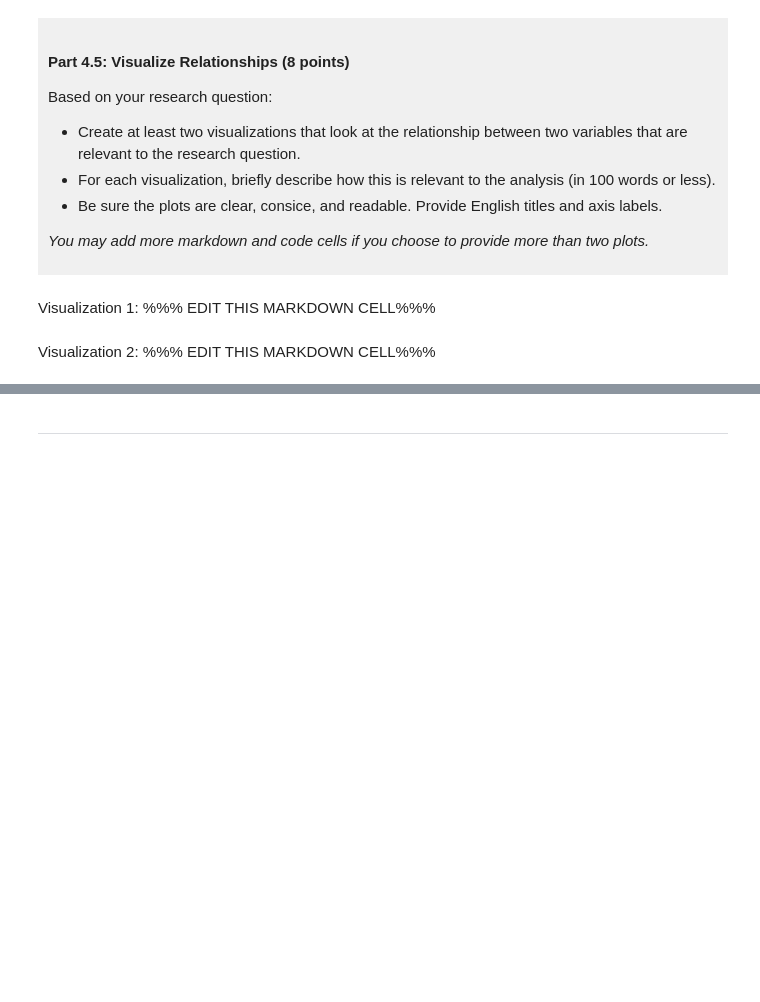
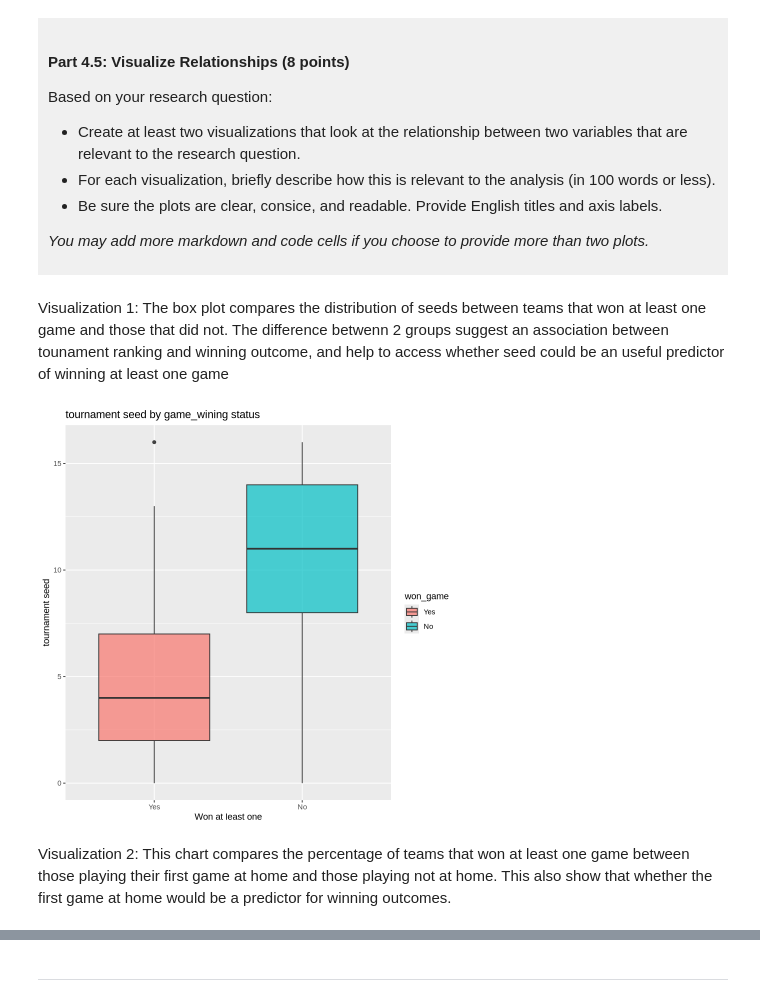
Before and after one commit to qianyiii1001-code/dsci-100-project-qianyi-ren, a Jupyter notebook: dsci-100-project-notebook.ipynb, the cells around one changed output, grey strips where cells are left out. Cells and saved outputs as stored; diff of their text form; code cells hidden in the pictures; blank space fills up the shorter version.

```diff
--- a/dsci-100-project-notebook.ipynb
+++ b/dsci-100-project-notebook.ipynb
@@ -313,9 +371,14 @@ Based on your research question:
 *You may add more markdown and code cells if you choose to provide more than two plots.*
 </div>
 # %% [markdown]
-Visualization 1: %%% EDIT THIS MARKDOWN CELL%%%
+Visualization 1: The box plot compares the distribution of seeds between teams that won at least one game and those that did not. The difference betwenn 2 groups suggest an association between tounament ranking and winning outcome, and help to access whether seed could be an useful predictor of winning at least one game
 # %%
-### EDIT THIS CODE CELL FOR VISUALIZATION 1###
+womenstidy_data |>
+    ggplot(aes(x = won_game, y = seed, fill = won_game)) +
+    geom_boxplot(alpha = 0.7) +
+    labs(x = "Won at least one", y = "tournament seed", title = "tournament seed by game-wining status")
+# %% [output]
+[figure, added]
 # %% [markdown]
-Visualization 2: %%% EDIT THIS MARKDOWN CELL%%%
+Visualization 2: This chart compares the percentage of teams that won at least one game between those playing their first game at home and those playing not at home. This also show that whether the first game at home would be a predictor for winning outcomes.
 # %%
```
Also changed, not shown: parts of 8 cells of this notebook.
